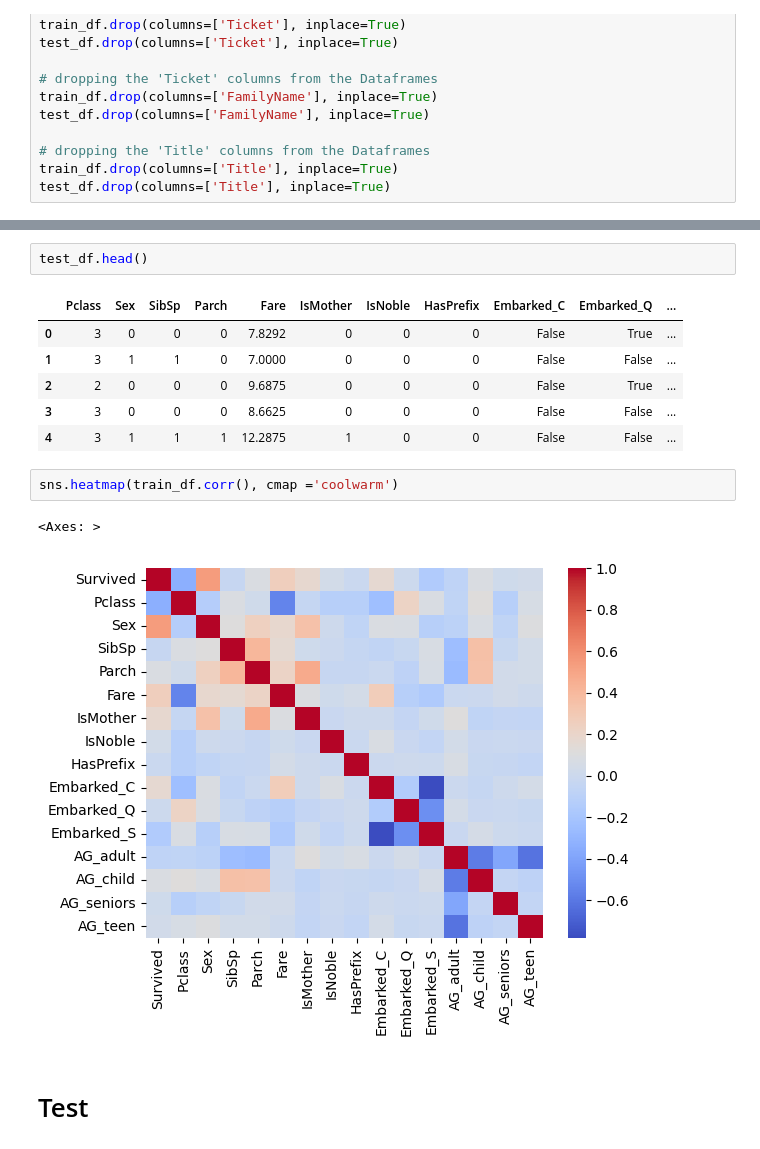
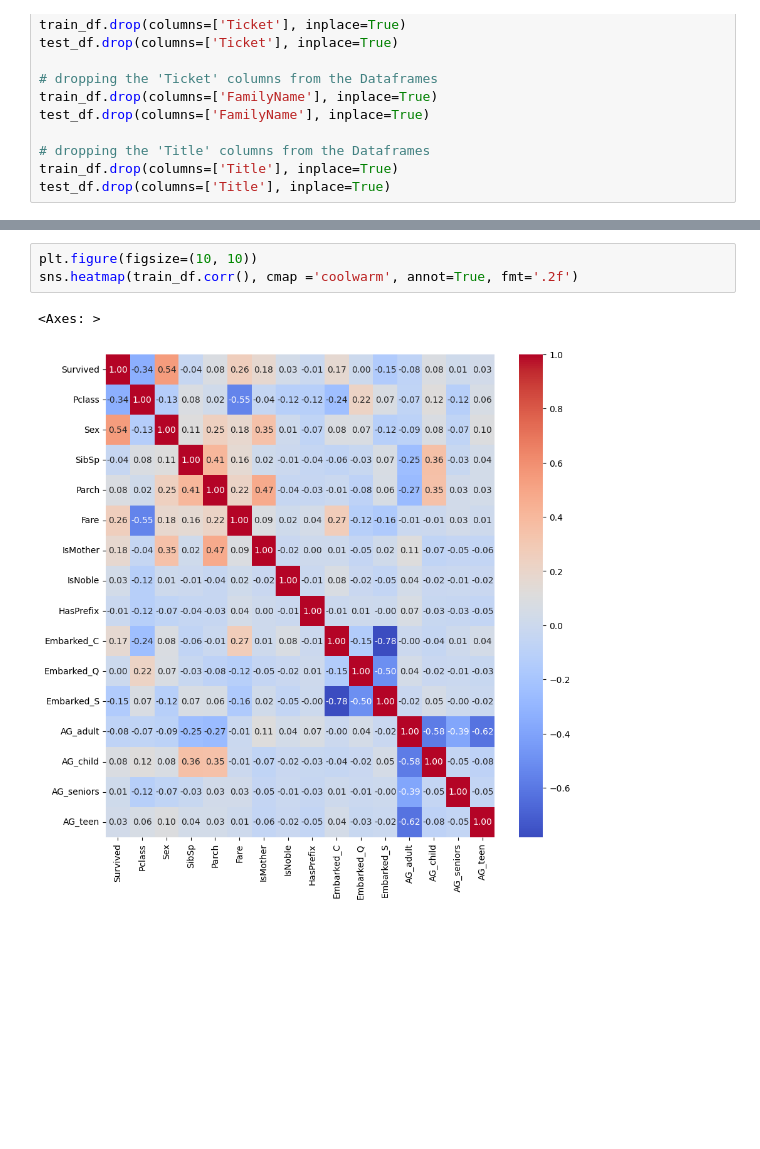
Before and after one commit to ibshafique/mlops_with_poridhi, a Jupyter notebook: prerequisite_projects/Titanic_Project/project_titanic_1.ipynb, the cells around one changed output, grey strips where cells are left out. Cells and saved outputs as stored; diff of their text form; blank space fills up the shorter version.

```diff
--- a/prerequisite_projects/Titanic_Project/project_titanic_1.ipynb
+++ b/prerequisite_projects/Titanic_Project/project_titanic_1.ipynb
@@ -437,16 +432,6 @@ train_df.head()
-# %%
-test_df.head()
-# %% [output]
-|  | Pclass | Sex | SibSp | Parch | Fare | IsMother | IsNoble | HasPrefix | Embarked_C | Embarked_Q | ... |
-| 0 | 3 | 0 | 0 | 0 | 7.8292 | 0 | 0 | 0 | False | True | ... |
-| 1 | 3 | 1 | 1 | 0 | 7.0000 | 0 | 0 | 0 | False | False | ... |
-| 2 | 2 | 0 | 0 | 0 | 9.6875 | 0 | 0 | 0 | False | True | ... |
-| 3 | 3 | 0 | 0 | 0 | 8.6625 | 0 | 0 | 0 | False | False | ... |
-| 4 | 3 | 1 | 1 | 1 | 12.2875 | 1 | 0 | 0 | False | False | ... |
 # %%
-sns.heatmap(train_df.corr(), cmap ='coolwarm')
+plt.figure(figsize=(10, 10))
+sns.heatmap(train_df.corr(), cmap ='coolwarm', annot=True, fmt='.2f')
 # %% [output]
 <Axes: >
-[figure, old version]
+[figure, new version]
-# %% [markdown]
-# Test
```
Also changed, not shown: parts of 11 cells of this notebook.
